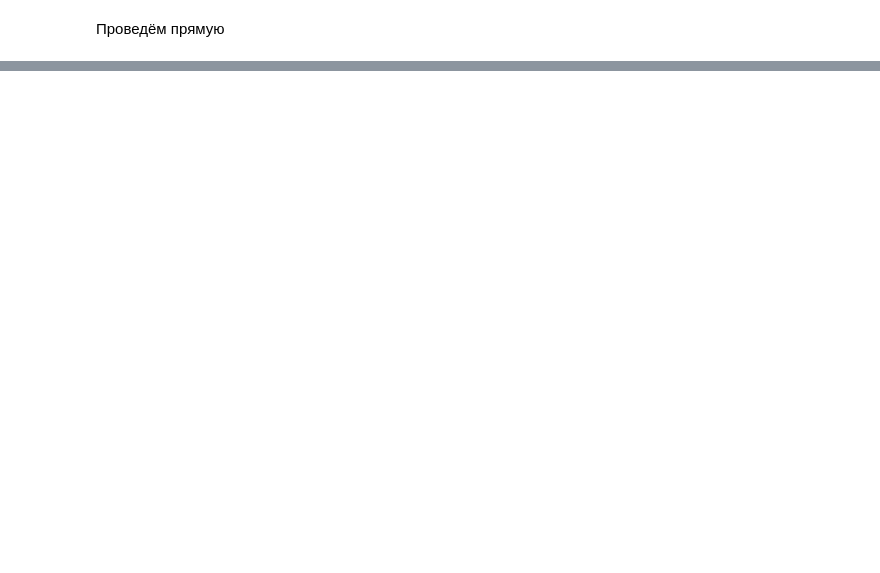
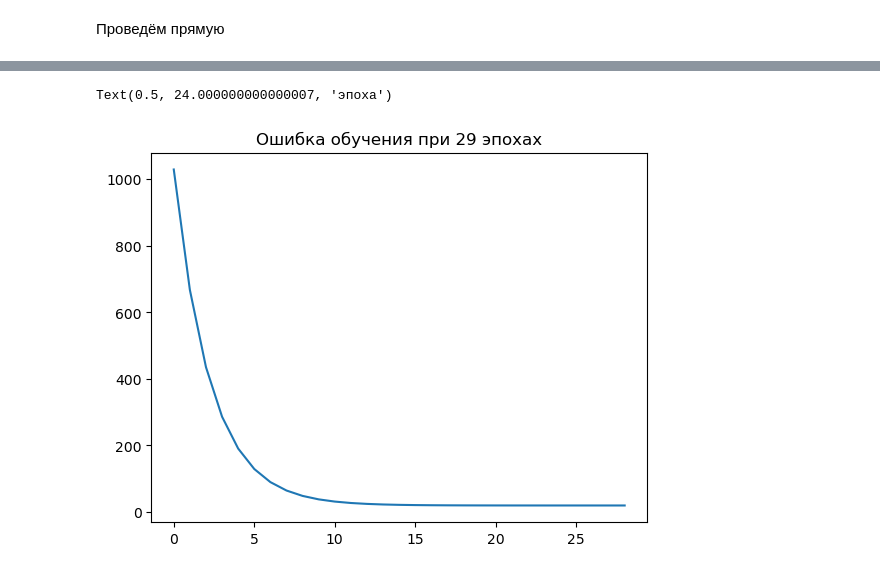
Before and after one commit to EHAT32/inverse, a Jupyter notebook: 2_12/regression.ipynb, the cells around one changed output, grey strips where cells are left out. Saved outputs shown, nothing was run; the diff lists cells and outputs as text; code cells hidden in the pictures; blank space fills up the shorter version.

```diff
--- a/2_12/regression.ipynb
+++ b/2_12/regression.ipynb
@@ -37,0 +67,2 @@ plt.legend()
+# %%
+regression = Regression(learning_rate=1e-1,max_iter=1000, early_stop_eps=1e-3).fit(np.array([[a] for a in angle]), target)
@@ -37,0 +71,9 @@ plt.legend()
+# %%
+plt.plot(regression.loss)
+plt.title(f'Ошибка обучения при {regression.iter} эпохах')
+axes[0].plot(regression.loss)
+axes[0].set_ylabel('MSE')
+axes[0].set_xlabel('эпоха')
+# %% [output]
+Text(0.5, 24.000000000000007, 'эпоха')
+[figure, added]
```
Also changed, not shown: parts of 10 cells of this notebook, 1 other file.
